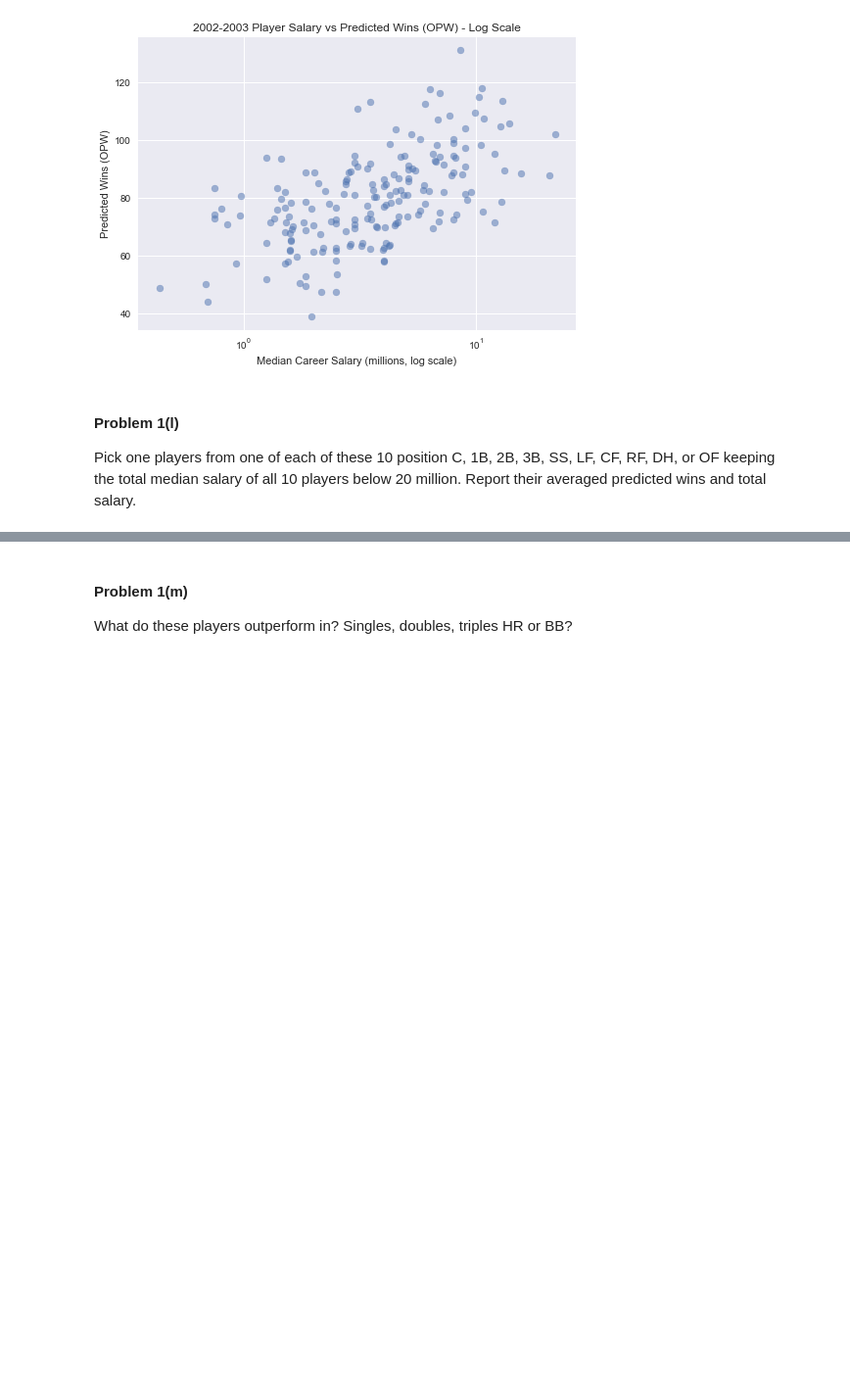
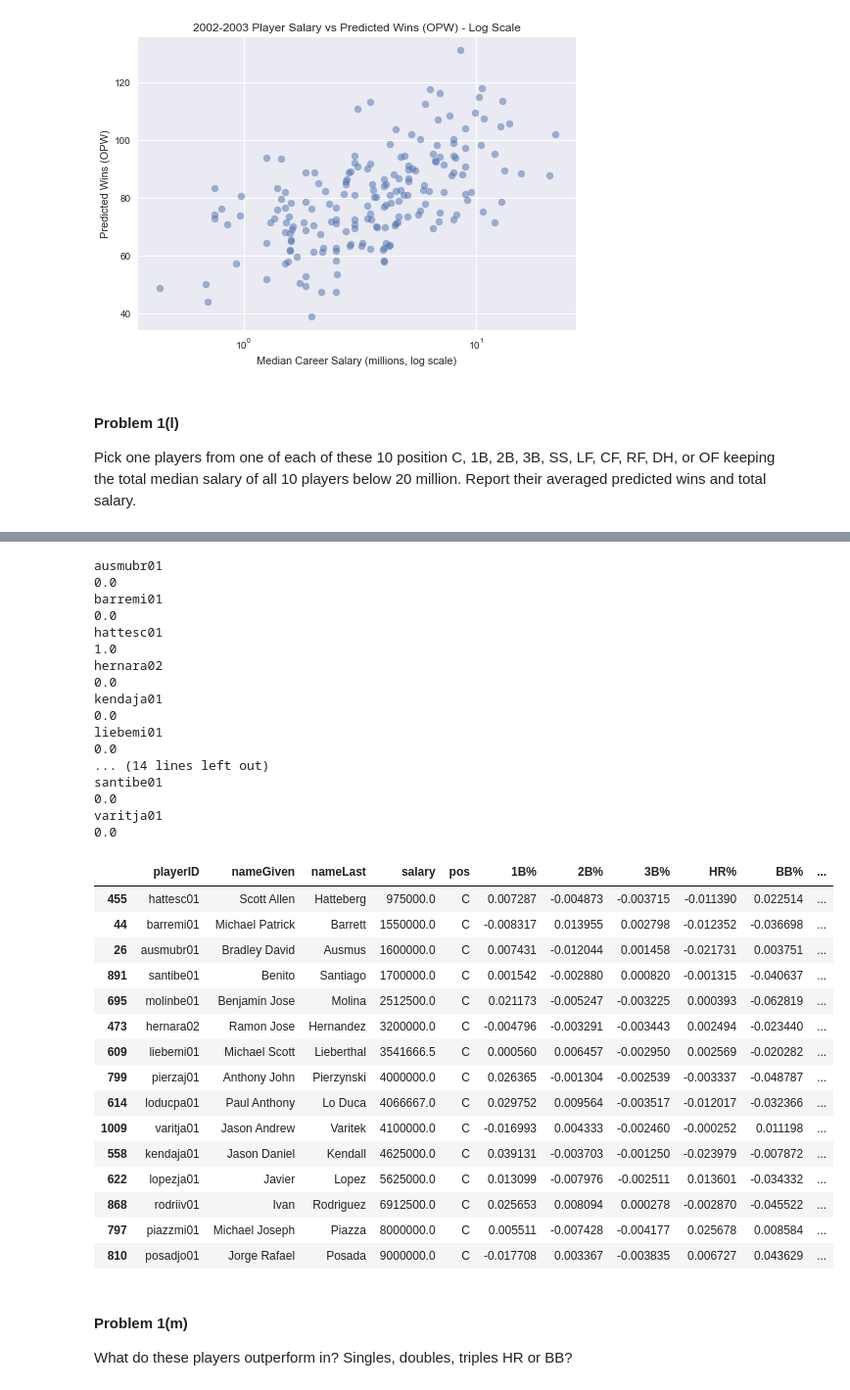
Before and after one commit to tuckergordon/bah_repos, a Jupyter notebook: 2014hw/hw3/HW3.ipynb, the cells around one changed output, grey strips where cells are left out. Shown at 98% size. Cells and saved outputs as stored; diff of their text form; code cells hidden in the pictures; blank space fills up the shorter version.

Commit message:
first implementation of OR Integer Optimization

```diff
--- a/2014hw/hw3/HW3.ipynb
+++ b/2014hw/hw3/HW3.ipynb
@@ -371,3 +368,80 @@ TypeError: minimize() takes at least 2 arguments (0 given)
+# %%
+from ortools.linear_solver import pywraplp
+
+solver = pywraplp.Solver('SolveIntegerProblem',
+                           pywraplp.Solver.CBC_MIXED_INTEGER_PROGRAMMING)
+
+result_status = solver.Solve()
+
+# test: get catcher with most value
+
+# create the variables
+
+catchers = active[active.pos == 'C']
+
+c_vars = [] # list of IntVars
+for index, row in catchers.iterrows():
+    c_vars.append(solver.IntVar(0, 1, row.playerID))
+
+# define the constraints
+
+# all vars must sum to 1
+constraint1 = solver.Constraint(1, 1)
+for var in c_vars:
+    constraint1.SetCoefficient(var, 1)
+
+# max salary is $5,000,000
+constraint2 = solver.Constraint(0, 5000000)
+for i in range(0, len(catchers)):
+    constraint2.SetCoefficient(c_vars[i], catchers.iloc[i].salary)
+
+# define the objective function
+
+objective = solver.Objective()
+for i in range(0, len(catchers)):
+    objective.SetCoefficient(c_vars[i], catchers.iloc[i].OPW)
+objective.SetMaximization()
+
+solver.Solve()
+for var in c_vars:
+    print var
+    print var.solution_value()
+
+catchers.sort_values('salary')
+# %% [output]
+ausmubr01
+0.0
+barremi01
+0.0
+hattesc01
+1.0
+hernara02
+0.0
+kendaja01
+0.0
+liebemi01
+0.0
+... (14 lines left out)
+santibe01
+0.0
+varitja01
+0.0
+|  | playerID | nameGiven | nameLast | salary | pos | 1B% | 2B% | 3B% | HR% | BB% | ... |
+| 455 | hattesc01 | Scott Allen | Hatteberg | 975000.0 | C | 0.007287 | -0.004873 | -0.003715 | -0.011390 | 0.022514 | ... |
+| 44 | barremi01 | Michael Patrick | Barrett | 1550000.0 | C | -0.008317 | 0.013955 | 0.002798 | -0.012352 | -0.036698 | ... |
+| 26 | ausmubr01 | Bradley David | Ausmus | 1600000.0 | C | 0.007431 | -0.012044 | 0.001458 | -0.021731 | 0.003751 | ... |
+| 891 | santibe01 | Benito | Santiago | 1700000.0 | C | 0.001542 | -0.002880 | 0.000820 | -0.001315 | -0.040637 | ... |
+| 695 | molinbe01 | Benjamin Jose | Molina | 2512500.0 | C | 0.021173 | -0.005247 | -0.003225 | 0.000393 | -0.062819 | ... |
+| 473 | hernara02 | Ramon Jose | Hernandez | 3200000.0 | C | -0.004796 | -0.003291 | -0.003443 | 0.002494 | -0.023440 | ... |
+| 609 | liebemi01 | Michael Scott | Lieberthal | 3541666.5 | C | 0.000560 | 0.006457 | -0.002950 | 0.002569 | -0.020282 | ... |
+| 799 | pierzaj01 | Anthony John | Pierzynski | 4000000.0 | C | 0.026365 | -0.001304 | -0.002539 | -0.003337 | -0.048787 | ... |
+| 614 | loducpa01 | Paul Anthony | Lo Duca | 4066667.0 | C | 0.029752 | 0.009564 | -0.003517 | -0.012017 | -0.032366 | ... |
+| 1009 | varitja01 | Jason Andrew | Varitek | 4100000.0 | C | -0.016993 | 0.004333 | -0.002460 | -0.000252 | 0.011198 | ... |
+| 558 | kendaja01 | Jason Daniel | Kendall | 4625000.0 | C | 0.039131 | -0.003703 | -0.001250 | -0.023979 | -0.007872 | ... |
+| 622 | lopezja01 | Javier | Lopez | 5625000.0 | C | 0.013099 | -0.007976 | -0.002511 | 0.013601 | -0.034332 | ... |
+| 868 | rodriiv01 | Ivan | Rodriguez | 6912500.0 | C | 0.025653 | 0.008094 | 0.000278 | -0.002870 | -0.045522 | ... |
+| 797 | piazzmi01 | Michael Joseph | Piazza | 8000000.0 | C | 0.005511 | -0.007428 | -0.004177 | 0.025678 | 0.008584 | ... |
+| 810 | posadjo01 | Jorge Rafael | Posada | 9000000.0 | C | -0.017708 | 0.003367 | -0.003835 | 0.006727 | 0.043629 | ... |
 # %% [markdown]
 #### Problem 1(m)
 What do these players outperform in? Singles, doubles, triples HR or BB?
```
Also changed, not shown: parts of 1 cell of this notebook.
